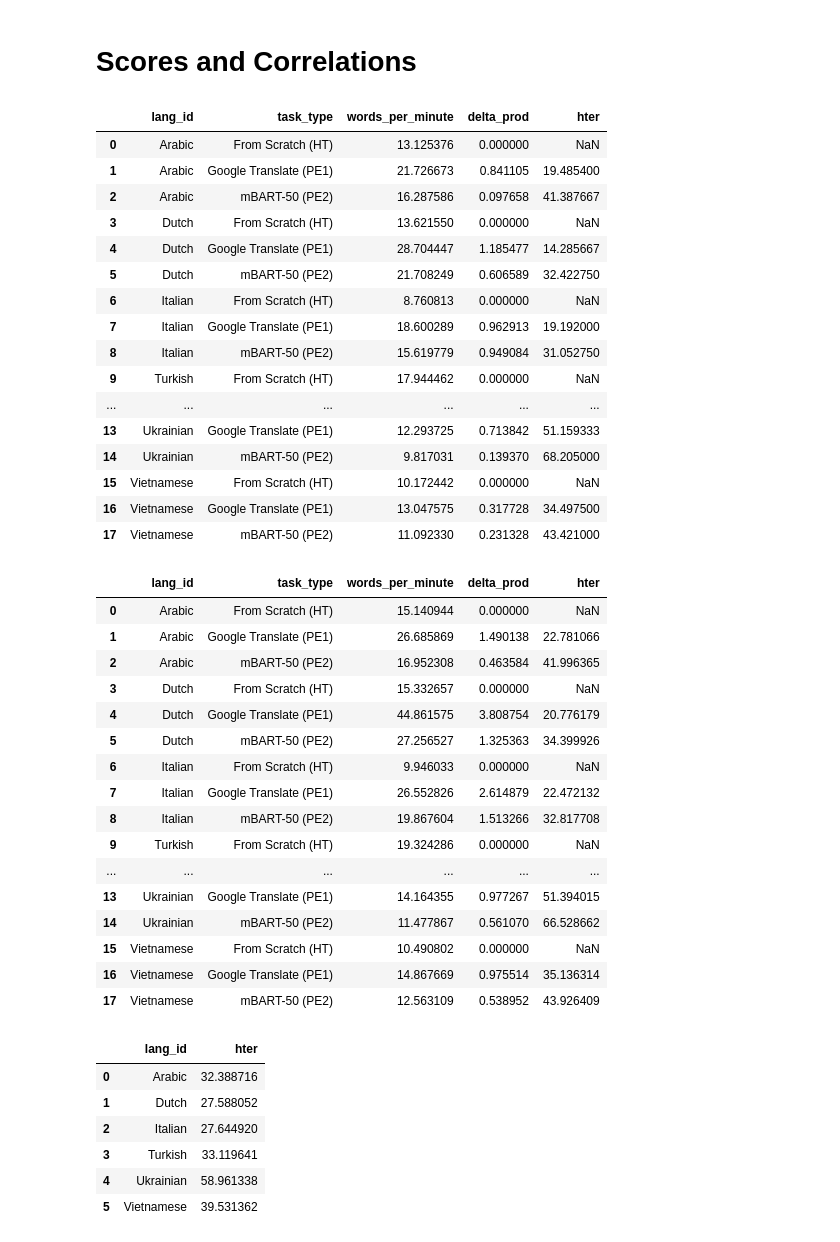
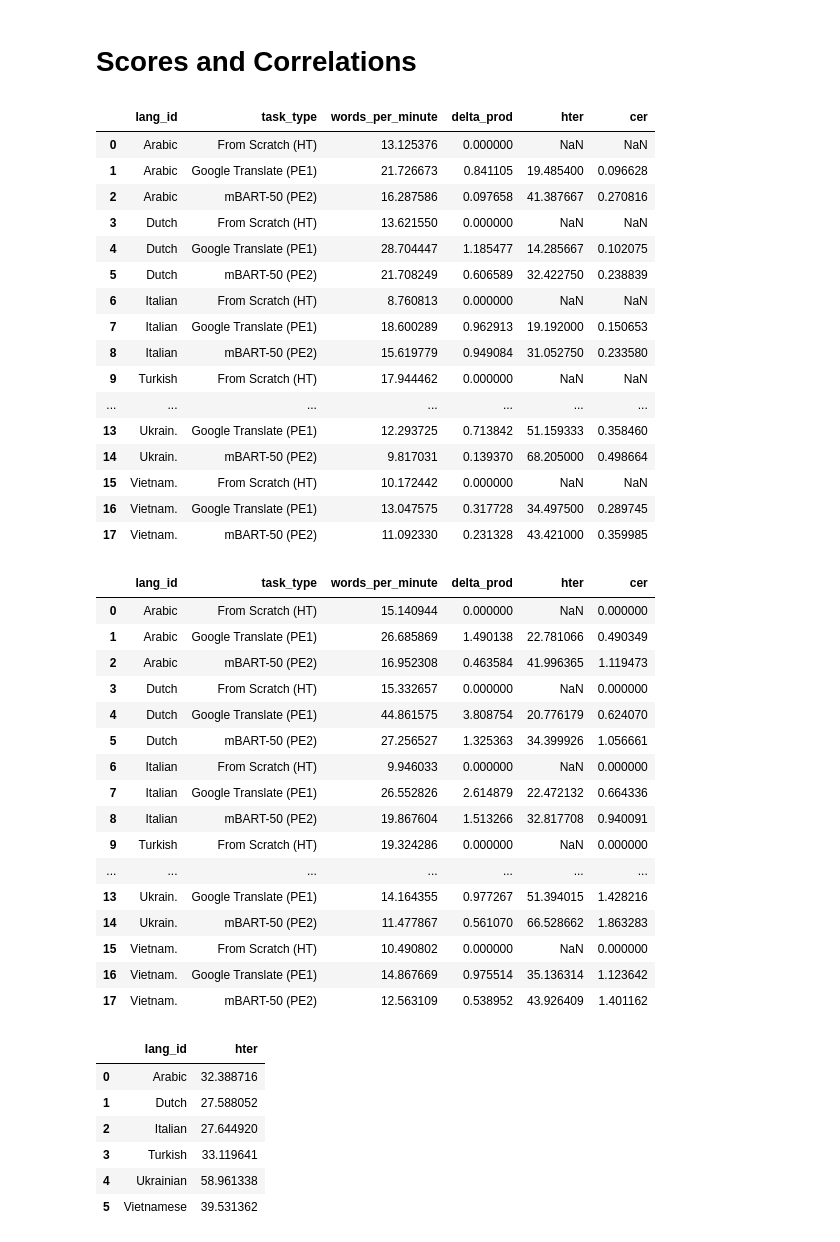
Before and after one commit to gsarti/divemt, a Jupyter notebook: notebooks/analysis.ipynb, the cells around one changed output. Cells and saved outputs as stored; diff of their text form; code cells hidden in the pictures.

```diff
--- a/notebooks/analysis.ipynb
+++ b/notebooks/analysis.ipynb
@@ -13,7 +13,7 @@ ara    1290
 Name: lang_id, dtype: int64
 # %%
 data['lang_id'] = data['lang_id'].map(
-    {'ara': 'Arabic', 'ita': 'Italian', 'nld': 'Dutch', 'tur': 'Turkish', 'ukr': 'Ukrainian', 'vie': 'Vietnamese'}
+    {'ara': 'Arabic', 'ita': 'Italian', 'nld': 'Dutch', 'tur': 'Turkish', 'ukr': 'Ukrain.', 'vie': 'Vietnam.'}
 )
 data['task_type'] = data['task_type'].map(
     {'ht': 'From Scratch (HT)', 'pe1': 'Google Translate (PE1)', 'pe2': "mBART-50 (PE2)"}
@@ -90,6 +90,7 @@ doc_grouped.delta_prod = doc_grouped.apply(lambda x: (x["words_per_minute"] - di
 doc_grouped.bleu = list(filtered_data.groupby(["doc_id", "subject_id", "lang_id", "task_type"]).mean()["bleu"])
 doc_grouped.chrf = list(filtered_data.groupby(["doc_id", "subject_id", "lang_id", "task_type"]).mean()["chrf"])
 doc_grouped.hter = list(filtered_data.groupby(["doc_id", "subject_id", "lang_id", "task_type"]).mean()["hter"])
+doc_grouped.cer = list(filtered_data.groupby(["doc_id", "subject_id", "lang_id", "task_type"]).mean()["cer"])
 # %% [markdown]
 # Plotting
 # %%
@@ -372,47 +421,47 @@ save_as_pdf_pages([plot], "../outputs/trans_time_per_word_per_mode.pdf")
 # %%
 lang_grouped_median = doc_grouped.groupby(["lang_id", "task_type"]).median()
 lang_grouped_median.reset_index(level=[0,1], inplace=True)
-lang_grouped_median[["lang_id", "task_type", "words_per_minute", "delta_prod", "hter"]]
+lang_grouped_median[["lang_id", "task_type", "words_per_minute", "delta_prod", "hter", "cer"]]
 # %% [output]
-|  | lang_id | task_type | words_per_minute | delta_prod | hter |
-| 0 | Arabic | From Scratch (HT) | 13.125376 | 0.000000 | NaN |
-| 1 | Arabic | Google Translate (PE1) | 21.726673 | 0.841105 | 19.485400 |
-| 2 | Arabic | mBART-50 (PE2) | 16.287586 | 0.097658 | 41.387667 |
-| 3 | Dutch | From Scratch (HT) | 13.621550 | 0.000000 | NaN |
-| 4 | Dutch | Google Translate (PE1) | 28.704447 | 1.185477 | 14.285667 |
-| 5 | Dutch | mBART-50 (PE2) | 21.708249 | 0.606589 | 32.422750 |
-| 6 | Italian | From Scratch (HT) | 8.760813 | 0.000000 | NaN |
-| 7 | Italian | Google Translate (PE1) | 18.600289 | 0.962913 | 19.192000 |
-| 8 | Italian | mBART-50 (PE2) | 15.619779 | 0.949084 | 31.052750 |
-| 9 | Turkish | From Scratch (HT) | 17.944462 | 0.000000 | NaN |
-| ... | ... | ... | ... | ... | ... |
-| 13 | Ukrainian | Google Translate (PE1) | 12.293725 | 0.713842 | 51.159333 |
-| 14 | Ukrainian | mBART-50 (PE2) | 9.817031 | 0.139370 | 68.205000 |
-| 15 | Vietnamese | From Scratch (HT) | 10.172442 | 0.000000 | NaN |
-| 16 | Vietnamese | Google Translate (PE1) | 13.047575 | 0.317728 | 34.497500 |
-| 17 | Vietnamese | mBART-50 (PE2) | 11.092330 | 0.231328 | 43.421000 |
+|  | lang_id | task_type | words_per_minute | delta_prod | hter | cer |
+| 0 | Arabic | From Scratch (HT) | 13.125376 | 0.000000 | NaN | NaN |
+| 1 | Arabic | Google Translate (PE1) | 21.726673 | 0.841105 | 19.485400 | 0.096628 |
+| 2 | Arabic | mBART-50 (PE2) | 16.287586 | 0.097658 | 41.387667 | 0.270816 |
+| 3 | Dutch | From Scratch (HT) | 13.621550 | 0.000000 | NaN | NaN |
+| 4 | Dutch | Google Translate (PE1) | 28.704447 | 1.185477 | 14.285667 | 0.102075 |
+| 5 | Dutch | mBART-50 (PE2) | 21.708249 | 0.606589 | 32.422750 | 0.238839 |
+| 6 | Italian | From Scratch (HT) | 8.760813 | 0.000000 | NaN | NaN |
+| 7 | Italian | Google Translate (PE1) | 18.600289 | 0.962913 | 19.192000 | 0.150653 |
+| 8 | Italian | mBART-50 (PE2) | 15.619779 | 0.949084 | 31.052750 | 0.233580 |
+| 9 | Turkish | From Scratch (HT) | 17.944462 | 0.000000 | NaN | NaN |
+| ... | ... | ... | ... | ... | ... | ... |
+| 13 | Ukrain. | Google Translate (PE1) | 12.293725 | 0.713842 | 51.159333 | 0.358460 |
+| 14 | Ukrain. | mBART-50 (PE2) | 9.817031 | 0.139370 | 68.205000 | 0.498664 |
+| 15 | Vietnam. | From Scratch (HT) | 10.172442 | 0.000000 | NaN | NaN |
+| 16 | Vietnam. | Google Translate (PE1) | 13.047575 | 0.317728 | 34.497500 | 0.289745 |
+| 17 | Vietnam. | mBART-50 (PE2) | 11.092330 | 0.231328 | 43.421000 | 0.359985 |
 # %%
 lang_grouped_mean = doc_grouped.groupby(["lang_id", "task_type"]).mean()
 lang_grouped_mean.reset_index(level=[0,1], inplace=True)
-lang_grouped_mean[["lang_id", "task_type", "words_per_minute", "delta_prod", "hter"]]
+lang_grouped_mean[["lang_id", "task_type", "words_per_minute", "delta_prod", "hter", "cer"]]
 # %% [output]
-|  | lang_id | task_type | words_per_minute | delta_prod | hter |
-| 0 | Arabic | From Scratch (HT) | 15.140944 | 0.000000 | NaN |
-| 1 | Arabic | Google Translate (PE1) | 26.685869 | 1.490138 | 22.781066 |
-| 2 | Arabic | mBART-50 (PE2) | 16.952308 | 0.463584 | 41.996365 |
-| 3 | Dutch | From Scratch (HT) | 15.332657 | 0.000000 | NaN |
-| 4 | Dutch | Google Translate (PE1) | 44.861575 | 3.808754 | 20.776179 |
-| 5 | Dutch | mBART-50 (PE2) | 27.256527 | 1.325363 | 34.399926 |
-| 6 | Italian | From Scratch (HT) | 9.946033 | 0.000000 | NaN |
-| 7 | Italian | Google Translate (PE1) | 26.552826 | 2.614879 | 22.472132 |
-| 8 | Italian | mBART-50 (PE2) | 19.867604 | 1.513266 | 32.817708 |
-| 9 | Turkish | From Scratch (HT) | 19.324286 | 0.000000 | NaN |
-| ... | ... | ... | ... | ... | ... |
-| 13 | Ukrainian | Google Translate (PE1) | 14.164355 | 0.977267 | 51.394015 |
-| 14 | Ukrainian | mBART-50 (PE2) | 11.477867 | 0.561070 | 66.528662 |
-| 15 | Vietnamese | From Scratch (HT) | 10.490802 | 0.000000 | NaN |
-| 16 | Vietnamese | Google Translate (PE1) | 14.867669 | 0.975514 | 35.136314 |
-| 17 | Vietnamese | mBART-50 (PE2) | 12.563109 | 0.538952 | 43.926409 |
+|  | lang_id | task_type | words_per_minute | delta_prod | hter | cer |
+| 0 | Arabic | From Scratch (HT) | 15.140944 | 0.000000 | NaN | 0.000000 |
+| 1 | Arabic | Google Translate (PE1) | 26.685869 | 1.490138 | 22.781066 | 0.490349 |
+| 2 | Arabic | mBART-50 (PE2) | 16.952308 | 0.463584 | 41.996365 | 1.119473 |
+| 3 | Dutch | From Scratch (HT) | 15.332657 | 0.000000 | NaN | 0.000000 |
+| 4 | Dutch | Google Translate (PE1) | 44.861575 | 3.808754 | 20.776179 | 0.624070 |
+| 5 | Dutch | mBART-50 (PE2) | 27.256527 | 1.325363 | 34.399926 | 1.056661 |
+| 6 | Italian | From Scratch (HT) | 9.946033 | 0.000000 | NaN | 0.000000 |
+| 7 | Italian | Google Translate (PE1) | 26.552826 | 2.614879 | 22.472132 | 0.664336 |
+| 8 | Italian | mBART-50 (PE2) | 19.867604 | 1.513266 | 32.817708 | 0.940091 |
+| 9 | Turkish | From Scratch (HT) | 19.324286 | 0.000000 | NaN | 0.000000 |
+| ... | ... | ... | ... | ... | ... | ... |
+| 13 | Ukrain. | Google Translate (PE1) | 14.164355 | 0.977267 | 51.394015 | 1.428216 |
+| 14 | Ukrain. | mBART-50 (PE2) | 11.477867 | 0.561070 | 66.528662 | 1.863283 |
+| 15 | Vietnam. | From Scratch (HT) | 10.490802 | 0.000000 | NaN | 0.000000 |
+| 16 | Vietnam. | Google Translate (PE1) | 14.867669 | 0.975514 | 35.136314 | 1.123642 |
+| 17 | Vietnam. | mBART-50 (PE2) | 12.563109 | 0.538952 | 43.926409 | 1.401162 |
 # %%
 lang_grouped_only_lang_mean = doc_grouped.groupby(["lang_id"]).mean()
 lang_grouped_only_lang_mean.reset_index(level=[0], inplace=True)
```
Also changed, not shown: parts of 13 cells of this notebook, 3 other files.
